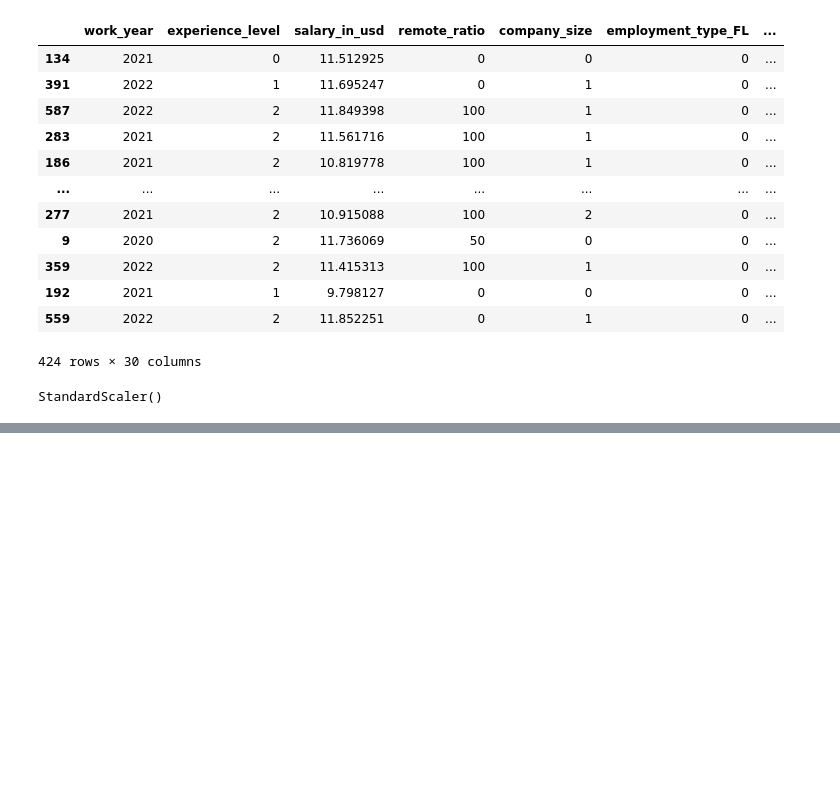
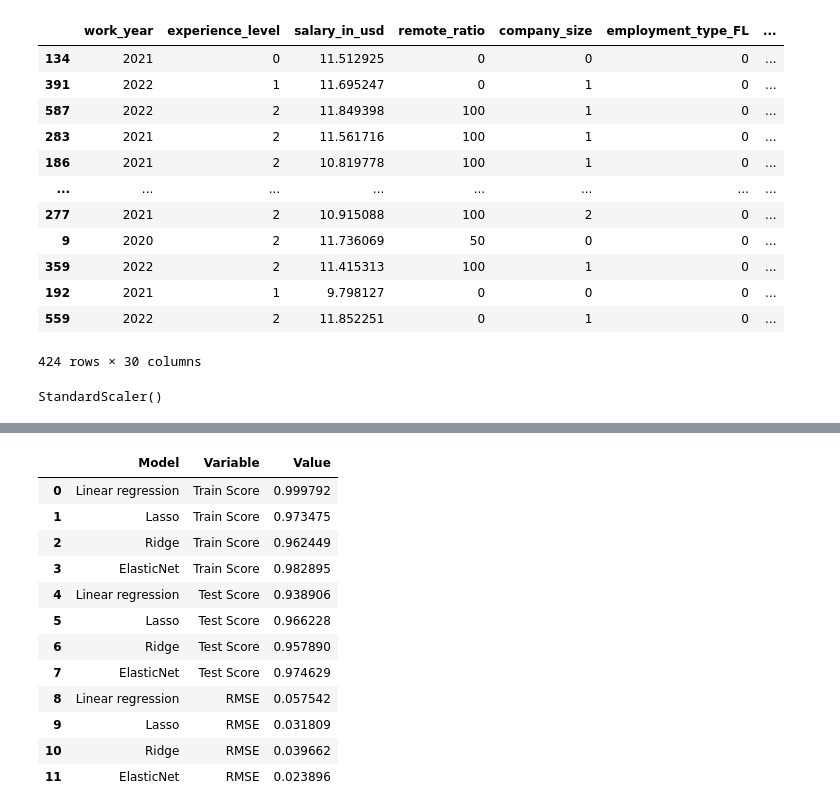
Before and after one commit to cleverkitty1310/Salary_prediction, a Jupyter notebook: development.ipynb, the cells around one changed output, grey strips where cells are left out. Cells and saved outputs as stored; diff of their text form; code cells hidden in the pictures; blank space fills up the shorter version.

```diff
--- a/development.ipynb
+++ b/development.ipynb
@@ -365,0 +368,18 @@ RMSE:  0.86
+# %%
+scores
+tidy = scores.melt(id_vars="Model").rename(columns=str.title)
+tidy
+# %% [output]
+|  | Model | Variable | Value |
+| 0 | Linear regression | Train Score | 0.999792 |
+| 1 | Lasso | Train Score | 0.973475 |
+| 2 | Ridge | Train Score | 0.962449 |
+| 3 | ElasticNet | Train Score | 0.982895 |
+| 4 | Linear regression | Test Score | 0.938906 |
+| 5 | Lasso | Test Score | 0.966228 |
+| 6 | Ridge | Test Score | 0.957890 |
+| 7 | ElasticNet | Test Score | 0.974629 |
+| 8 | Linear regression | RMSE | 0.057542 |
+| 9 | Lasso | RMSE | 0.031809 |
+| 10 | Ridge | RMSE | 0.039662 |
+| 11 | ElasticNet | RMSE | 0.023896 |
```
Also changed, not shown: parts of 8 cells of this notebook, 1 other file.
